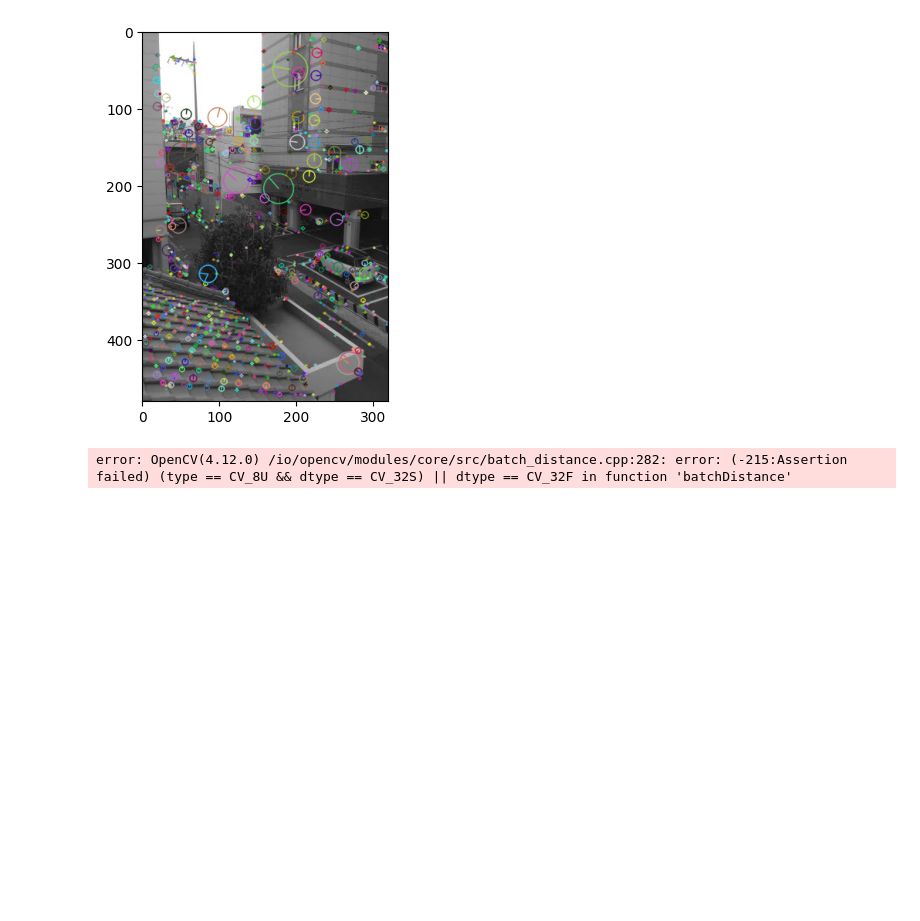
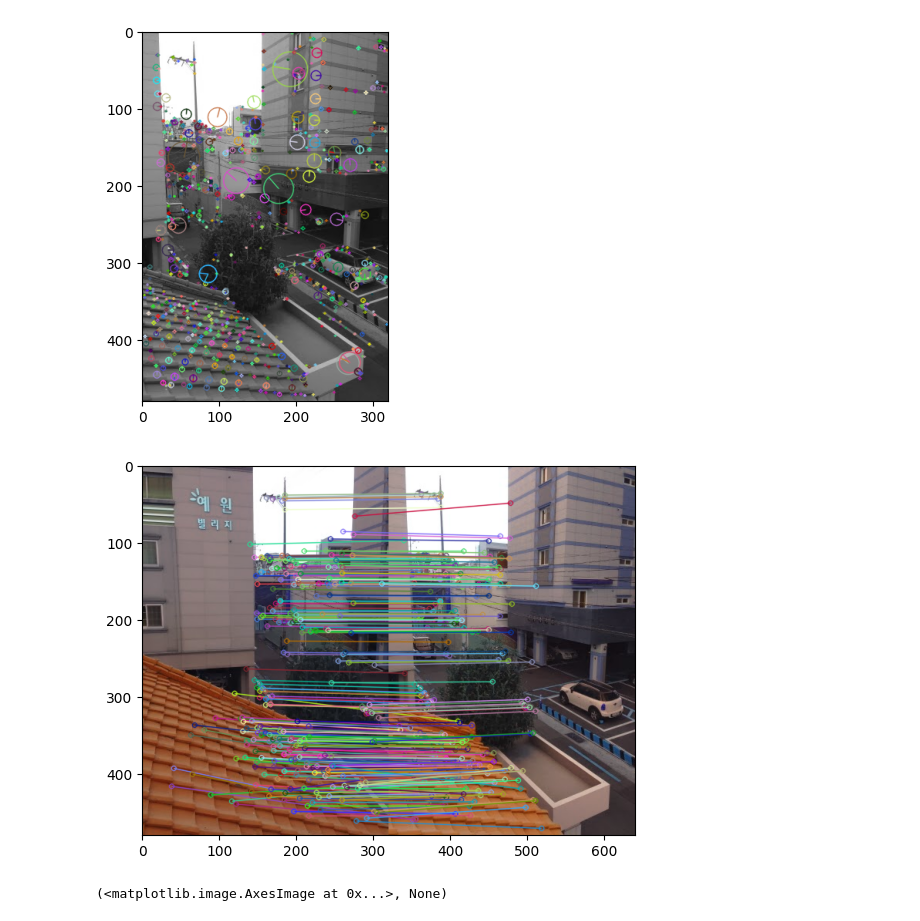
Before and after one commit to kumargautampushkar/LearnOpenCV, a Jupyter notebook: image_stiching.ipynb, the cells around one changed output. Saved outputs shown, nothing was run; the diff lists cells and outputs as text; code cells hidden in the pictures; blank space fills up the shorter version.

```diff
--- a/image_stiching.ipynb
+++ b/image_stiching.ipynb
@@ -49,17 +49,20 @@ plt.show()
 # %% [output]
 [figure]
 # %%
-# create BFMatcher object
-bf = cv.BFMatcher(cv., crossCheck=True)
-# Match descriptors.
-matches = bf.match(des1,des2)
+# BFMatcher with default params
+bf = cv.BFMatcher()
+matches = bf.knnMatch(des1,des2,k=2)
 
-# Sort them in the order of their distance.
-matches = sorted(matches, key = lambda x:x.distance)
+# Apply ratio test
+good = []
+for m,n in matches:
+    if m.distance < 0.75*n.distance:
+        good.append([m])
 
-# Draw first 10 matches.
-img3 = cv.drawMatches(s1,kp1,s2,kp2,matches[:10],None,flags=cv.DrawMatchesFlags_NOT_DRAW_SINGLE_POINTS)
+# cv.drawMatchesKnn expects list of lists as matches.
+img3 = cv.drawMatchesKnn(s1,kp1,s2,kp2,good,None,flags=cv.DrawMatchesFlags_NOT_DRAW_SINGLE_POINTS)
 
 plt.imshow(img3),plt.show()
 # %% [output]
+[figure, added]
-error: OpenCV(4.12.0) /io/opencv/modules/core/src/batch_distance.cpp:282: error: (-215:Assertion failed) (type == CV_8U && dtype == CV_32S) || dtype == CV_32F in function 'batchDistance'
+(<matplotlib.image.AxesImage at 0x...>, None)
```
Also changed, not shown: parts of 2 cells of this notebook.
